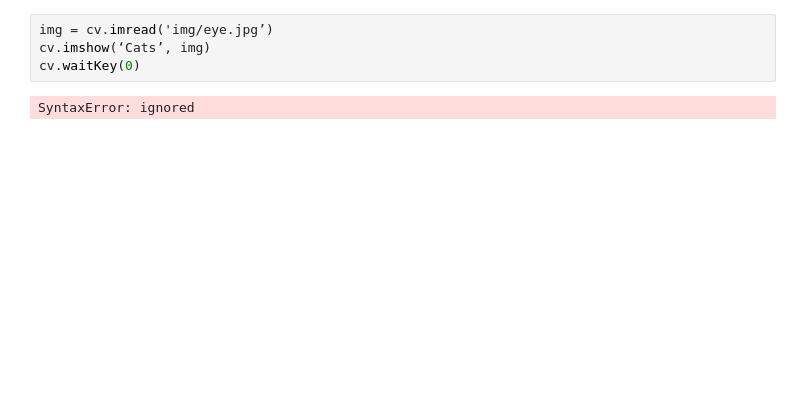
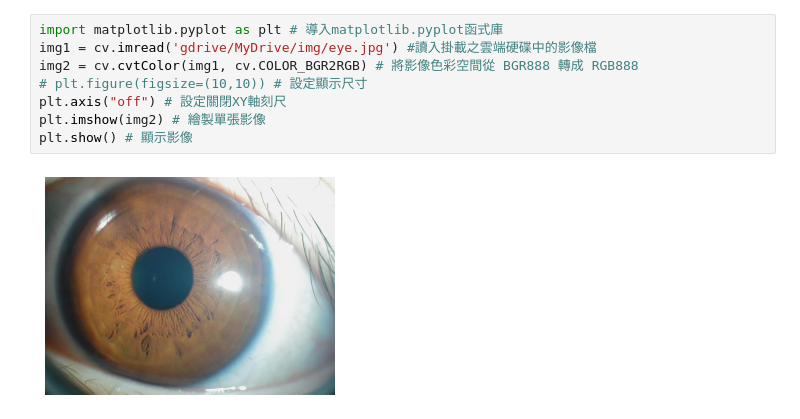
Before and after one commit to ImitatedSky/Github-openCV, a Jupyter notebook: opencv.ipynb, the cells around one changed output. Cells and saved outputs as stored; diff of their text form; blank space fills up the shorter version.

```diff
--- a/opencv.ipynb
+++ b/opencv.ipynb
@@ -24,6 +22,10 @@ ls: cannot access 'gdrive/MyDrive/img/eye.jpg': Transport endpoint is not connec
-# %%
-img = cv.imread('img/eye.jpg’)
-cv.imshow(‘Cats’, img)
-cv.waitKey(0)
-# %% [output]
-SyntaxError: ignored
+# %%
+import matplotlib.pyplot as plt # 導入matplotlib.pyplot函式庫
+img1 = cv.imread('gdrive/MyDrive/img/eye.jpg') #讀入掛載之雲端硬碟中的影像檔
+img2 = cv.cvtColor(img1, cv.COLOR_BGR2RGB) # 將影像色彩空間從 BGR888 轉成 RGB888
+# plt.figure(figsize=(10,10)) # 設定顯示尺寸
+plt.axis("off") # 設定關閉XY軸刻尺
+plt.imshow(img2) # 繪製單張影像
+plt.show() # 顯示影像
+# %% [output]
+[figure, added]
```
Also changed, not shown: parts of 3 cells of this notebook.
